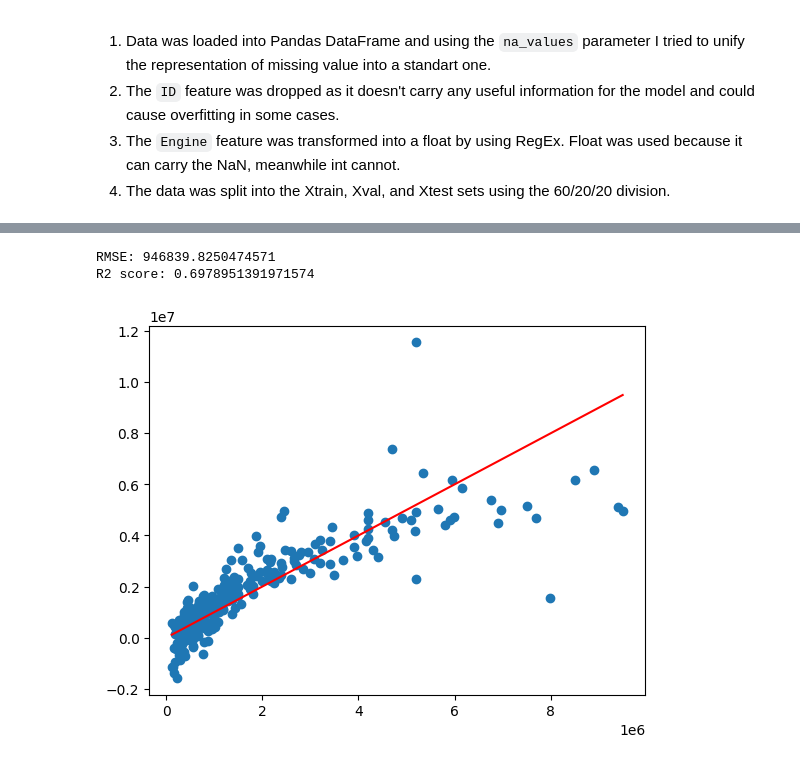
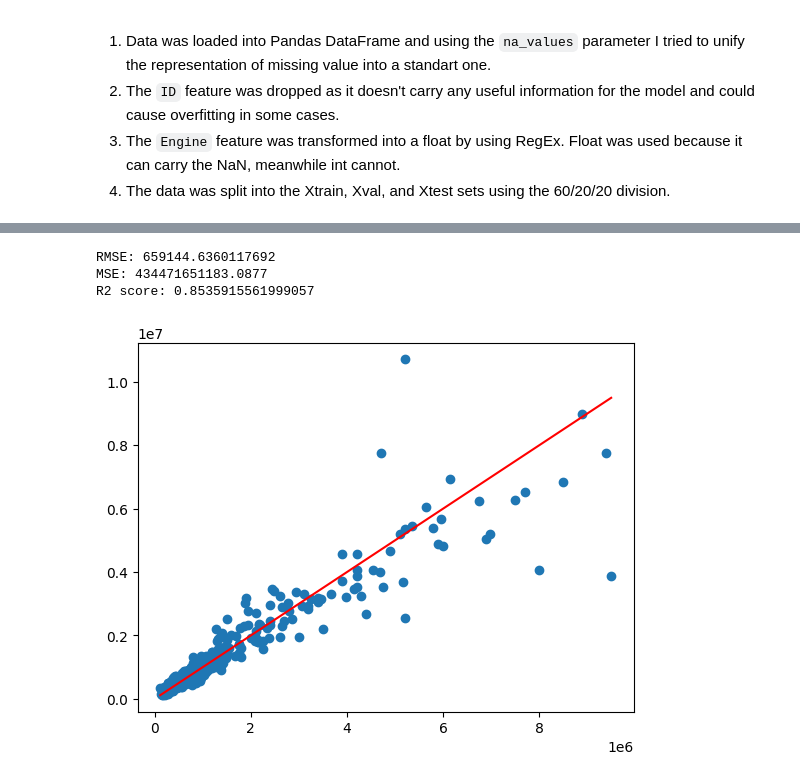
Before and after one commit to TymofiiKotliar/ML1-regression-model, a Jupyter notebook: homework_01_regression.ipynb, the cells around one changed output, grey strips where cells are left out. Saved outputs shown, nothing was run; the diff lists cells and outputs as text; code cells hidden in the pictures.

```diff
--- a/homework_01_regression.ipynb
+++ b/homework_01_regression.ipynb
@@ -107,3 +110,12 @@ import seaborn as sns
+# %%
+def output(y, y_pred):
+    print(f"RMSE: {root_mean_squared_error(y_true=y, y_pred=y_pred)}")
+    print(f"MSE: {mean_squared_error(y_true=y, y_pred=y_pred)}")
+    print(f"R2 score: {r2_score(y, y_pred)}")
+
+    plt.scatter(y, y_pred)
+    plt.plot([y.min(), y.max()], [y.min(), y.max()], 'r')
+    plt.show()
 # %% [markdown]
 # Data preparation and processing
 ## Data preparation
@@ -115,7 +127,9 @@ import seaborn as sns
 # 1. Data preparation
 # 1.1 Load the data from `data.csv` into the notebook.
 df = pd.read_csv('data.csv', na_values=["", "?", "N/A", "n/a", "NA", "null", "None", "-", "--", "nan"])
-df = df.drop(["ID"], axis=1)
+
+df.drop(["ID"], axis=1, inplace=True)
+df.drop('Color', axis=1, inplace=True)
 df['Volume'] = df['Length'] * df['Width'] * df['Height']
 
 # Convert Engine to integer
@@ -157,23 +172,16 @@ test: (337, 17) (337,)
 # 2.1 Handle missing values using some simple approach ->  You need imputation that is fit on train, for example SimpleImputer (median for numeric columns, most-frequent or an "Unknown" category for Drivetrain)
 # 2.2 Inspect the individual features and transform them into a suitable form for use with the selected regression models.
 
-# What I want to try:
-# 1. Remove columns like: Color, Volume, Location
-# 2. Transform target to log(Price)
-# 3. Encoding
-#     - Make: Target (current) vs. One-hot
-#     - Owner: Ordinal (current) vs One-hot
-#     - Drivetrain: One-hot (current) vs Ordinal
-
 owner_order = [['4 or More', 'Fourth', 'Third', 'Second', 'First', 'UnRegistered Car']]
 const = SimpleImputer(strategy="constant", fill_value="Unknown")
+trgt = TargetEncoder(smooth="auto", target_type="continuous", cv=KFold(5, shuffle=True, random_state=seed))
 
 pre = ColumnTransformer([
     ("Numeric imputer", SimpleImputer(strategy="median"), ['Engine', 'Fuel Tank Capacity']),
-    ("Nominal One-hot", Pipeline([("Constant imputaion", const), ("One-hot encoding", OneHotEncoder(handle_unknown="ignore", sparse_output=False, dtype=np.int8))]), ['Drivetrain', 'Fuel Type', 'Color', 'Seller Type']),
+    ("Nominal One-hot", Pipeline([("Constant imputaion", const), ("One-hot encoding", OneHotEncoder(handle_unknown="ignore", sparse_output=False, dtype=np.int8))]), ['Drivetrain', 'Fuel Type', 'Seller Type']),
     ("Binary Encoding of Transmission", OneHotEncoder(drop="if_binary", handle_unknown="ignore", sparse_output=False, dtype=np.int8), ['Transmission']),
     ("Ordinal Encoding", OrdinalEncoder(categories=owner_order, handle_unknown="use_encoded_value", unknown_value=-1), ['Owner']),
-    ("Target Encoding", TargetEncoder(smooth="auto", target_type="continuous", cv=KFold(5, shuffle=True, random_state=seed)), ['Location', 'Make']),
+    ("Target Encoding", Pipeline([("Target Encoder", trgt), ("Log", FunctionTransformer(np.log))]), ['Location', 'Make']),
 ], remainder="passthrough")
 
 pre.set_output(transform="pandas")
@@ -211,22 +222,19 @@ Best hyperparameters and MSE
 # %%
 # 3.2 Experiment with feature scaling
 # 3.3 Choose hyperparameters to tune and find suitable values with respect to MSE.
 scaler = StandardScaler()
 
 Xtrain_scaled = scaler.fit_transform(Xtrain)
 Xval_scaled = scaler.transform(Xval)
+ytrain_log = np.log(ytrain)
 
 clf = LinearRegression()
-clf.fit(Xtrain_scaled, ytrain)
-Y_predict_val = clf.predict(Xval_scaled)
+clf.fit(Xtrain_scaled, ytrain_log)
+Y_predict_val = np.exp(clf.predict(Xval_scaled))
 
-print(f"RMSE: {root_mean_squared_error(y_true=yval, y_pred=Y_predict_val)}")
-print(f"R2 score: {r2_score(yval, Y_predict_val)}")
-
-plt.scatter(yval, Y_predict_val)
-plt.plot([yval.min(), yval.max()], [yval.min(), yval.max()], 'r')
-plt.show()
+output(y=yval, y_pred=Y_predict_val)
 # %% [output]
-RMSE: 946839.8250474571
-R2 score: 0.6978951391971574
+RMSE: 659144.6360117692
+MSE: 434471651183.0877
+R2 score: 0.8535915561999057
-[figure, old version]
+[figure, new version]
```
Also changed, not shown: parts of 11 cells of this notebook.
